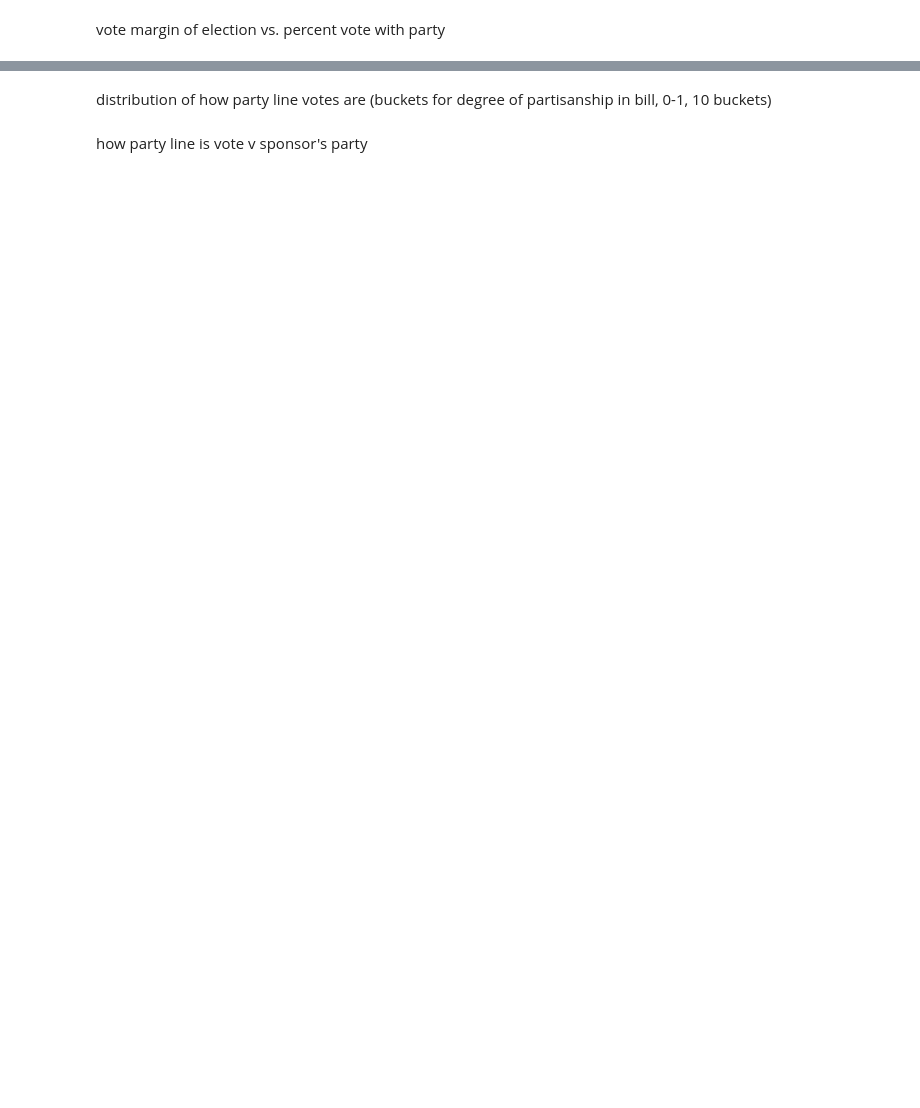
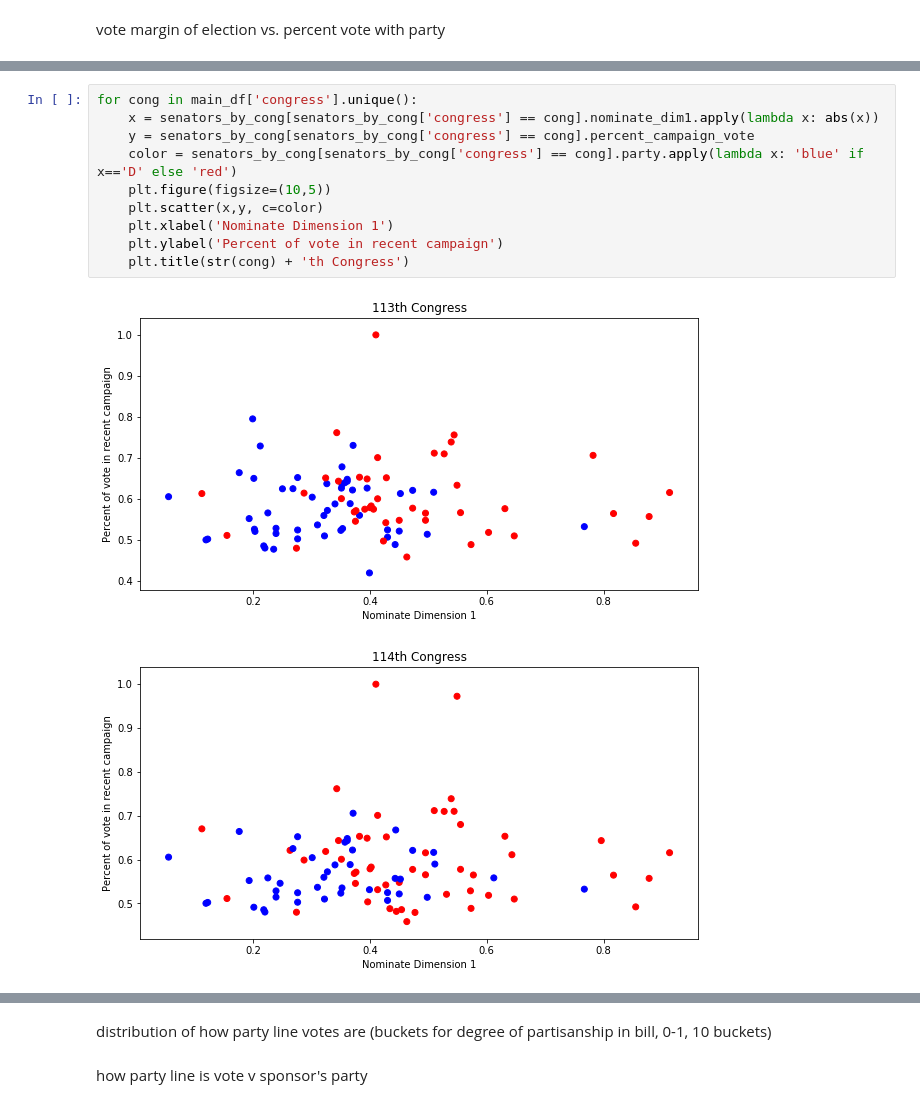
Before and after one commit to zapatos24/senator_nlp_vote_prediction, a Jupyter notebook: Ideas_for_EDA.ipynb, the cells around one changed output, grey strips where cells are left out. Drawn from its saved outputs; the diff is of its cells as text; blank space fills up the shorter version.

```diff
--- a/Ideas_for_EDA.ipynb
+++ b/Ideas_for_EDA.ipynb
@@ -129,0 +171,13 @@ committee bill started in to members of that committee who voted for it
+# %%
+for cong in main_df['congress'].unique():
+    x = senators_by_cong[senators_by_cong['congress'] == cong].nominate_dim1.apply(lambda x: abs(x))
+    y = senators_by_cong[senators_by_cong['congress'] == cong].percent_campaign_vote
+    color = senators_by_cong[senators_by_cong['congress'] == cong].party.apply(lambda x: 'blue' if x=='D' else 'red')
+    plt.figure(figsize=(10,5))
+    plt.scatter(x,y, c=color)
+    plt.xlabel('Nominate Dimension 1')
+    plt.ylabel('Percent of vote in recent campaign')
+    plt.title(str(cong) + 'th Congress')
+# %% [output]
+[figure, added]
+[figure, added]
```
Also changed, not shown: parts of 31 cells of this notebook.
